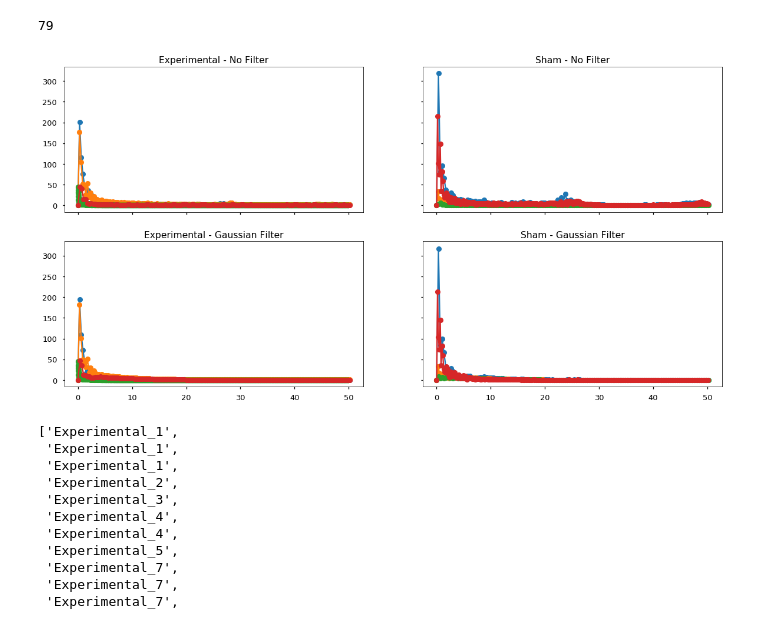
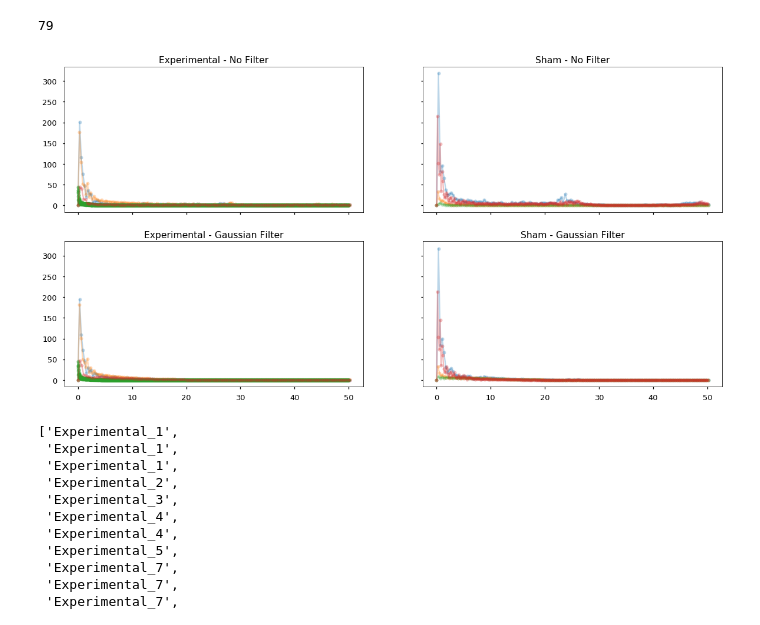
Before and after one commit to itsMahad/MothAbdominalRestriction, a Jupyter notebook: A_Step2_Tortuosity_Data_Loop.ipynb, the cells around one changed output. Saved outputs shown, nothing was run; the diff lists cells and outputs as text; code cells hidden in the pictures.

Commit message:
Update 3/18: Changed Figure Markersize
Changed figure parameters to display 4 plots per graph with transparent markers

```diff
--- a/A_Step2_Tortuosity_Data_Loop.ipynb
+++ b/A_Step2_Tortuosity_Data_Loop.ipynb
@@ -81,38 +81,38 @@ for element in csv_list[:8]:
 #     conditioned_xvel_list.append(conditioned_xvel)
 #     visit_number_list.append(visit_number)
     if element[78:].startswith("Experimental"):
 
 
         sum_xy = (2.0/Ny * np.abs(ffty[0:Ny//2]) + 2.0/Nx * np.abs(fftx[0:Nx//2]))
-        ax[0,0].plot(yf, sum_xy, "-o")
+        ax[0,0].plot(yf, sum_xy, "-o", ms = 6, alpha = 0.3)
         ax[0,0].set_title("Experimental - No Filter")
 
 
         x_gauss, y_gauss = gaussian(x,y)
         xf, Nx, fftx = Tortuosity(x_gauss, time)
         yf, Ny, ffty = Tortuosity(y_gauss, time)
         sum_xy = (2.0/Ny * np.abs(ffty[0:Ny//2]) + 2.0/Nx * np.abs(fftx[0:Nx//2]))
-        ax[1,0].plot(yf, sum_xy, "-o")
+        ax[1,0].plot(yf, sum_xy, "-o", ms = 6, alpha = 0.3)
         ax[1,0].set_title("Experimental - Gaussian Filter")
 
     if element[78:].startswith("Sham"):
 
         sum_xy = (2.0/Ny * np.abs(ffty[0:Ny//2]) + 2.0/Nx * np.abs(fftx[0:Nx//2]))
-        ax[0,1].plot(yf, sum_xy, "-o")
+        ax[0,1].plot(yf, sum_xy, "-o", ms = 6, alpha = 0.3)
         ax[0,1].set_title("Sham - No Filter")
 
         x_gauss, y_gauss = gaussian(x,y)
         xf, Nx, fftx = Tortuosity(x_gauss, time)
         yf, Ny, ffty = Tortuosity(y_gauss, time)
         sum_xy = (2.0/Ny * np.abs(ffty[0:Ny//2]) + 2.0/Nx * np.abs(fftx[0:Nx//2]))
-        ax[1,1].plot(yf, sum_xy, "-o")
+        ax[1,1].plot(yf, sum_xy, "-o", ms = 6, alpha = 0.3)
         ax[1,1].set_title("Sham - Gaussian Filter")
 
 
 plt.savefig(figpath + '//Summated_first8FFTs.png')
 plt.show()
 # %% [output]
-[figure, old version]
+[figure, new version]
 # %%
 name_list_ = []
 for name in name_list:
```
